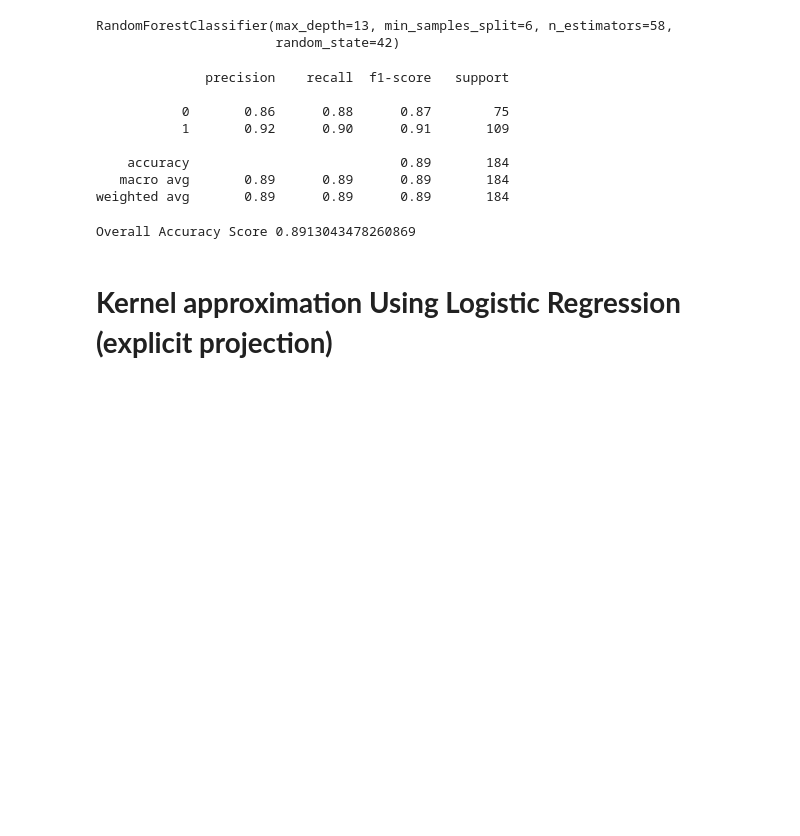
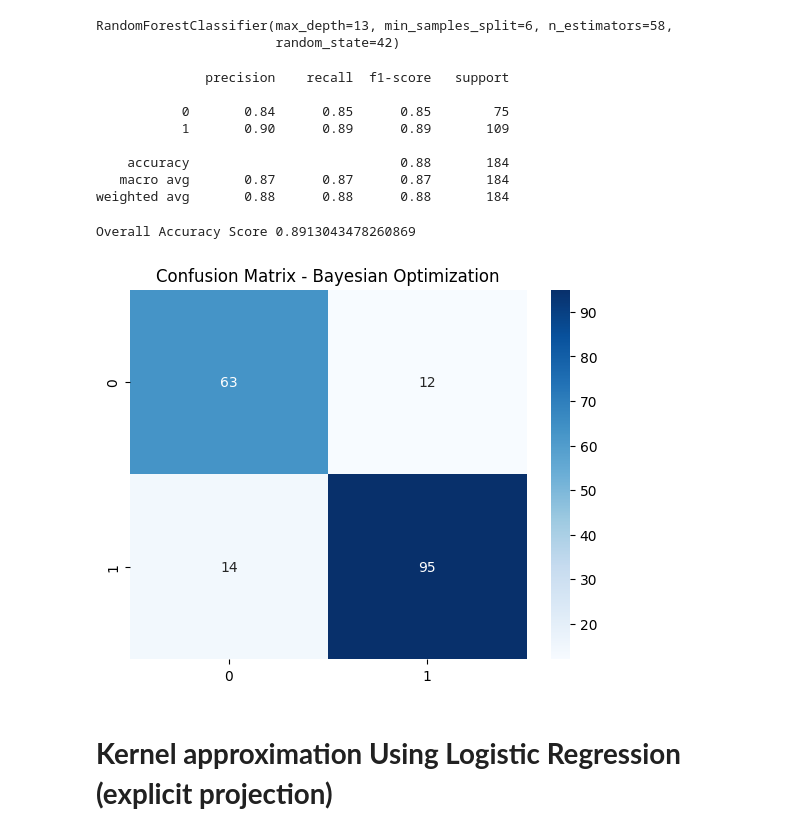
Before and after one commit to StoryWeaversGuild/Heart_Disease_Predictor, a Jupyter notebook: Heart_Disease_Predictor.ipynb, the cells around one changed output. Drawn from its saved outputs; the diff is of its cells as text; code cells hidden in the pictures; blank space fills up the shorter version.

```diff
--- a/Heart_Disease_Predictor.ipynb
+++ b/Heart_Disease_Predictor.ipynb
@@ -257,21 +257,28 @@ model.fit(X_train, y_train)
 RandomForestClassifier(max_depth=13, min_samples_split=6, n_estimators=58,
                        random_state=42)
 # %%
-y_pred = model.predict(X_test)
+y_pred_bf = model.predict(X_test)
 print(classification_report(y_test, y_pred))
 # %% [output]
               precision    recall  f1-score   support
 
-           0       0.86      0.88      0.87        75
-           1       0.92      0.90      0.91       109
+           0       0.84      0.85      0.85        75
+           1       0.90      0.89      0.89       109
 
-    accuracy                           0.89       184
-   macro avg       0.89      0.89      0.89       184
-weighted avg       0.89      0.89      0.89       184
+    accuracy                           0.88       184
+   macro avg       0.87      0.87      0.87       184
+weighted avg       0.88      0.88      0.88       184
 # %%
 print("Overall Accuracy Score", accuracy_score(y_test, y_pred))
 # %% [output]
 Overall Accuracy Score 0.8913043478260869
+# %%
+cm = confusion_matrix(y_test,y_pred_bf)
+sns.heatmap(cm,annot=True,fmt='d',cmap='Blues')
+plt.title('Confusion Matrix - Bayesian Optimization')
+plt.show()
+# %% [output]
+[figure, added]
 # %% [markdown]
 # **Kernel approximation Using Logistic Regression (explicit projection)**
 # %% [markdown]
```
